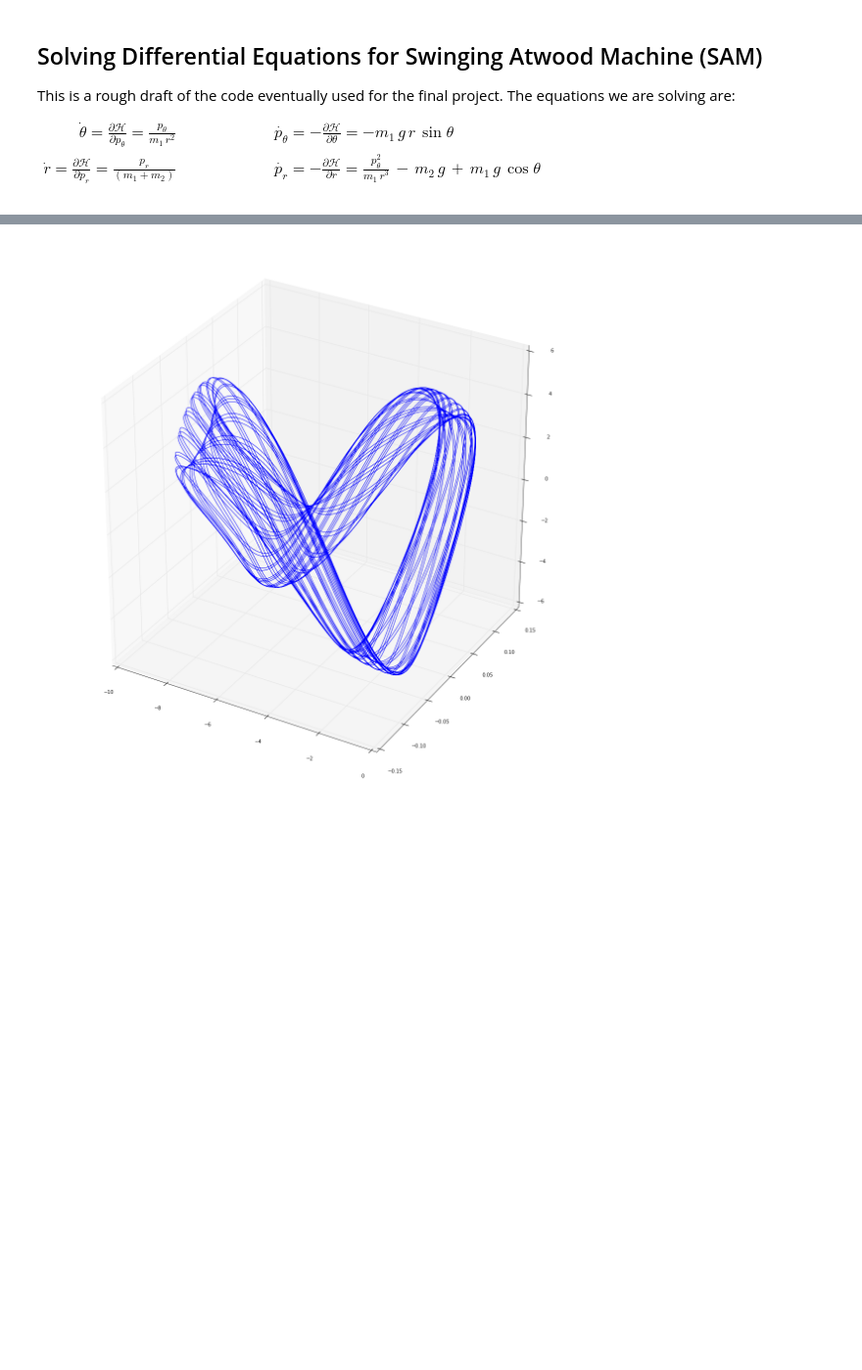
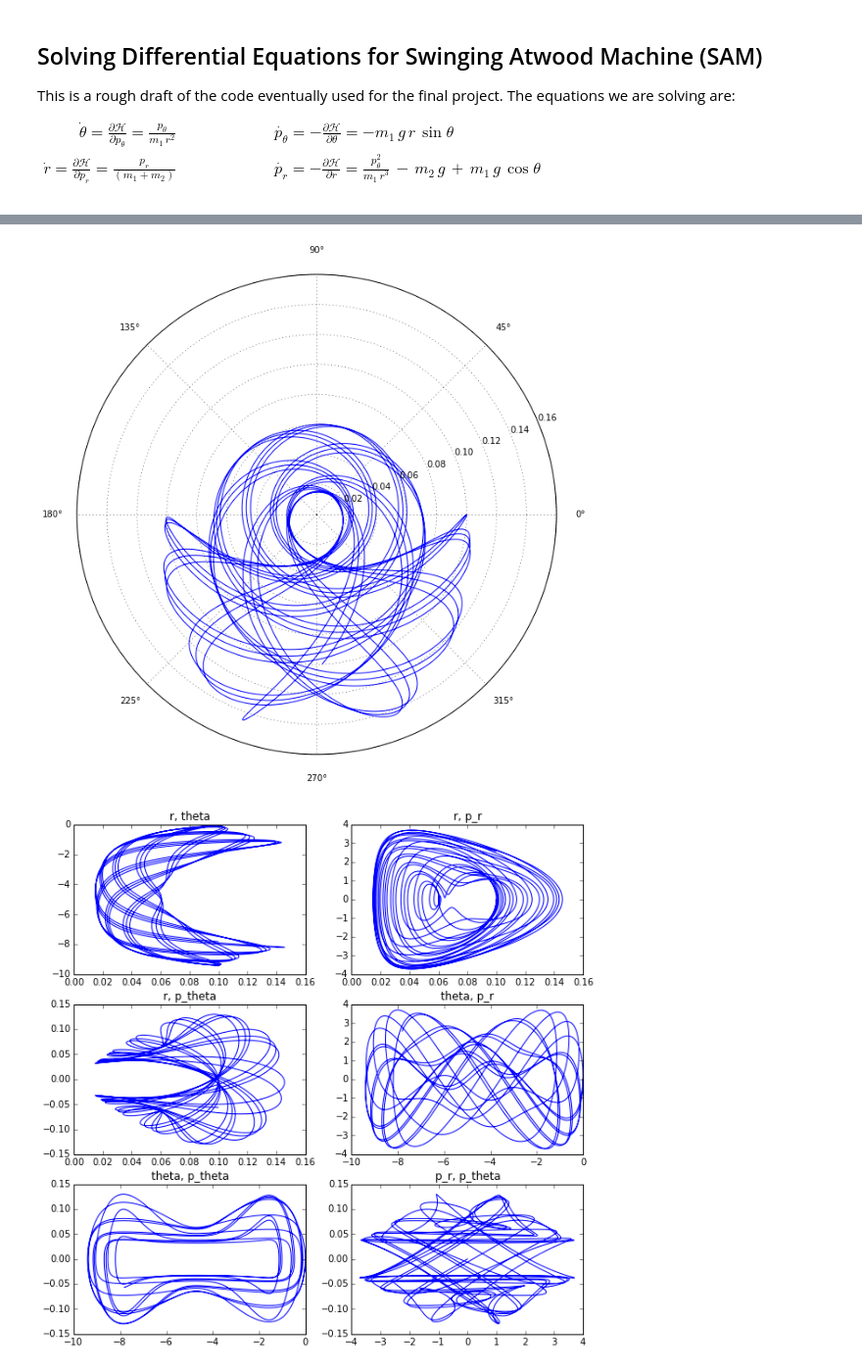
Before and after one commit to pitt1321-2161/Alli_Michael_Chaos, a Jupyter notebook: DiffEq_Rough.ipynb, the cells around one changed output, grey strips where cells are left out. Shown at 98% size. Saved outputs shown, nothing was run; the diff lists cells and outputs as text; code cells hidden in the pictures; blank space fills up the shorter version.

Commit message:
Differential Equations Start
phase plots, rough bifurcation, 3Dplot

```diff
--- a/DiffEq_Rough.ipynb
+++ b/DiffEq_Rough.ipynb
@@ -109,8 +11,0 @@ plt.show()
-# %%
-from mpl_toolkits.mplot3d import Axes3D
-fig = plt.figure(figsize=(20,20))
-ax = fig.gca(projection='3d')
-ax.plot(theta, p_theta, p_r)
-plt.show()
-# %% [output]
-[figure, removed]
@@ -128,5 +209,13 @@ for i in range(len(M)):
+# %%
+MMM = 3
 # %%
-r = checker[0][:,1]
-theta = checker[0][:,0]
-p_r = checker[0][:,3]
-p_theta = checker[0][:,2]
+X = Solve_SAM(1., MMM, np.pi / 2, .1, 0., 0., dervs, 10, .001)
+r = X[0][:,1]
+theta = X[0][:,0]
+p_r = X[0][:,3]
+p_theta = X[0][:,2]
+
+phase_space_plots(X)
+# %% [output]
+[figure, added]
+[figure, added]
```
Also changed, not shown: parts of 10 cells of this notebook.
